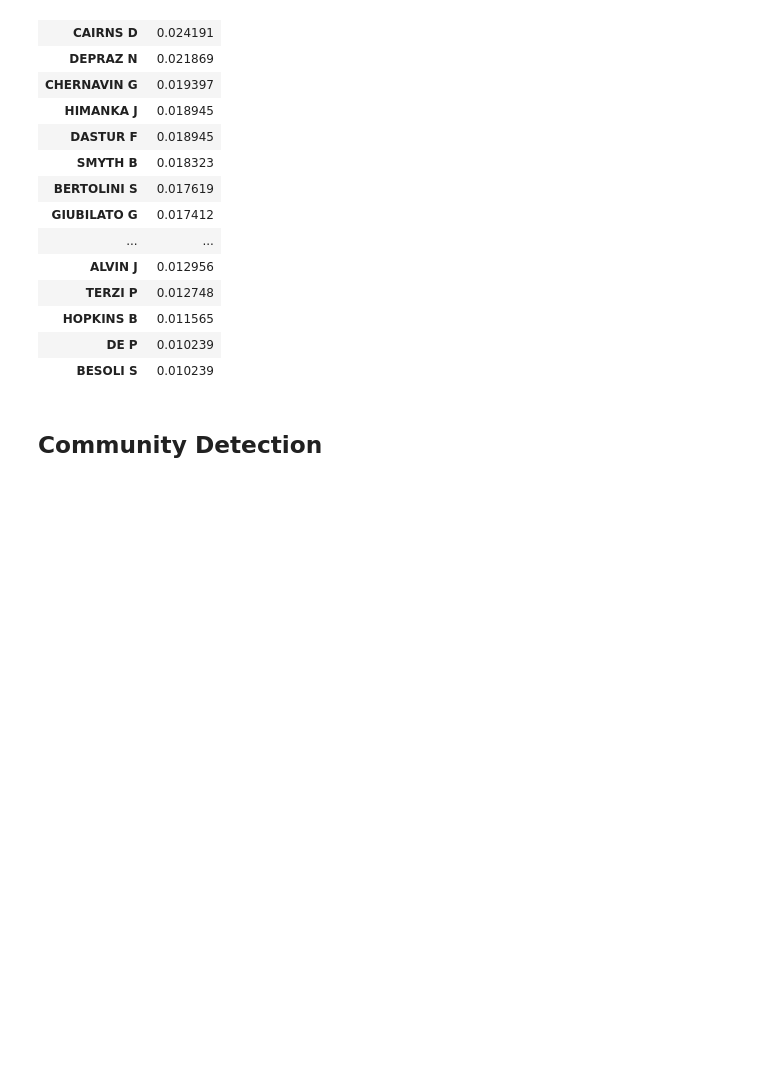
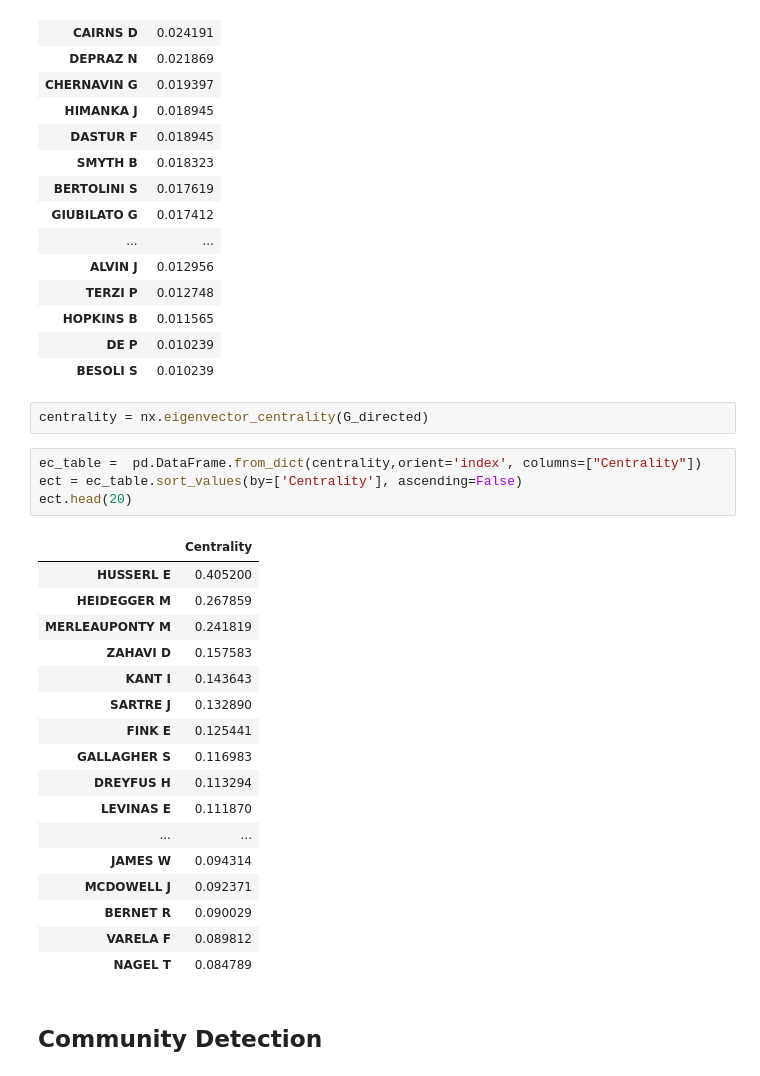
Before and after one commit to jyoshimi/scientometrics, a Jupyter notebook: NetworkAnalysis.ipynb, the cells around one changed output. Saved outputs shown, nothing was run; the diff lists cells and outputs as text; blank space fills up the shorter version.

```diff
--- a/NetworkAnalysis.ipynb
+++ b/NetworkAnalysis.ipynb
@@ -116,6 +119,30 @@ sd.head(20)
 | HOPKINS B | 0.011565 |
 | DE P | 0.010239 |
 | BESOLI S | 0.010239 |
+# %%
+centrality = nx.eigenvector_centrality(G_directed)
+# %%
+ec_table =  pd.DataFrame.from_dict(centrality,orient='index', columns=["Centrality"])
+ect = ec_table.sort_values(by=['Centrality'], ascending=False)
+ect.head(20)
+# %% [output]
+|  | Centrality |
+| HUSSERL E | 0.405200 |
+| HEIDEGGER M | 0.267859 |
+| MERLEAUPONTY M | 0.241819 |
+| ZAHAVI D | 0.157583 |
+| KANT I | 0.143643 |
+| SARTRE J | 0.132890 |
+| FINK E | 0.125441 |
+| GALLAGHER S | 0.116983 |
+| DREYFUS H | 0.113294 |
+| LEVINAS E | 0.111870 |
+| ... | ... |
+| JAMES W | 0.094314 |
+| MCDOWELL J | 0.092371 |
+| BERNET R | 0.090029 |
+| VARELA F | 0.089812 |
+| NAGEL T | 0.084789 |
 # %% [markdown]
 ## Community Detection
 # %% [markdown]
```
Also changed, not shown: parts of 22 cells of this notebook, 1 other file.
